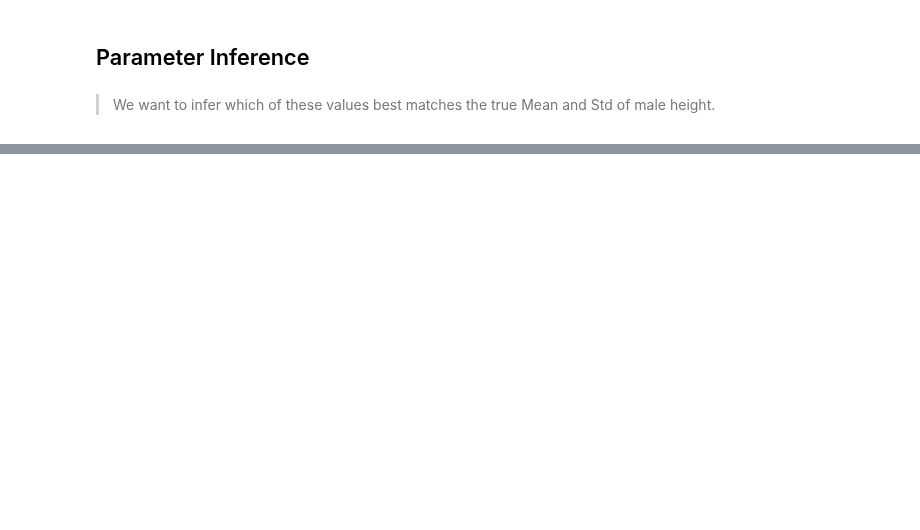
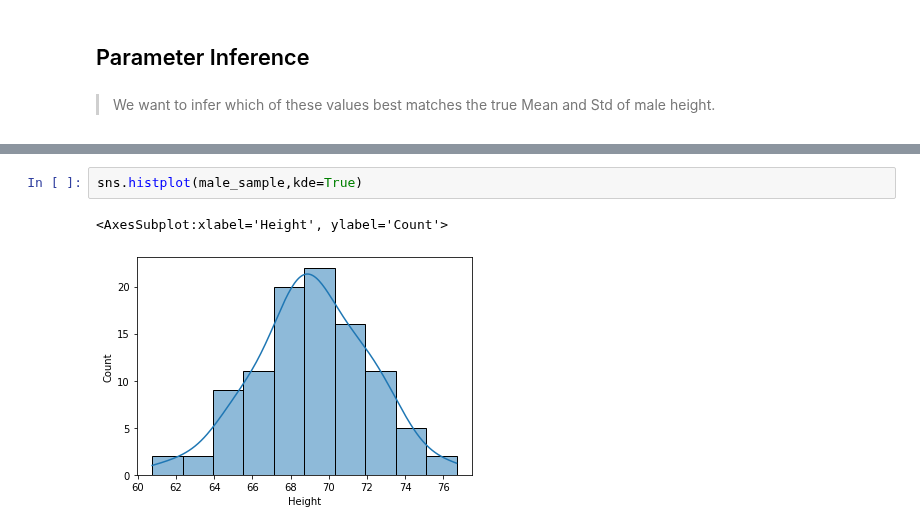
Before and after one commit to flatiron-school/Online-DS-FT-022221-Cohort-Notes, a Jupyter notebook: Phase_2/topic_17_bayesian_statistics/topic_17_bayesian_statistics-SG.ipynb, the cells around one changed output, grey strips where cells are left out. Cells and saved outputs as stored; diff of their text form; blank space fills up the shorter version.

```diff
--- a/Phase_2/topic_17_bayesian_statistics/topic_17_bayesian_statistics-SG.ipynb
+++ b/Phase_2/topic_17_bayesian_statistics/topic_17_bayesian_statistics-SG.ipynb
@@ -263,2 +437,7 @@ theta_params
+# %%
+sns.histplot(male_sample,kde=True)
+# %% [output]
+<AxesSubplot:xlabel='Height', ylabel='Count'>
+[figure, added]
 # %%
 ## View the 5 params with the highest likelihood
```
Also changed, not shown: parts of 41 cells of this notebook, 5 other files.
